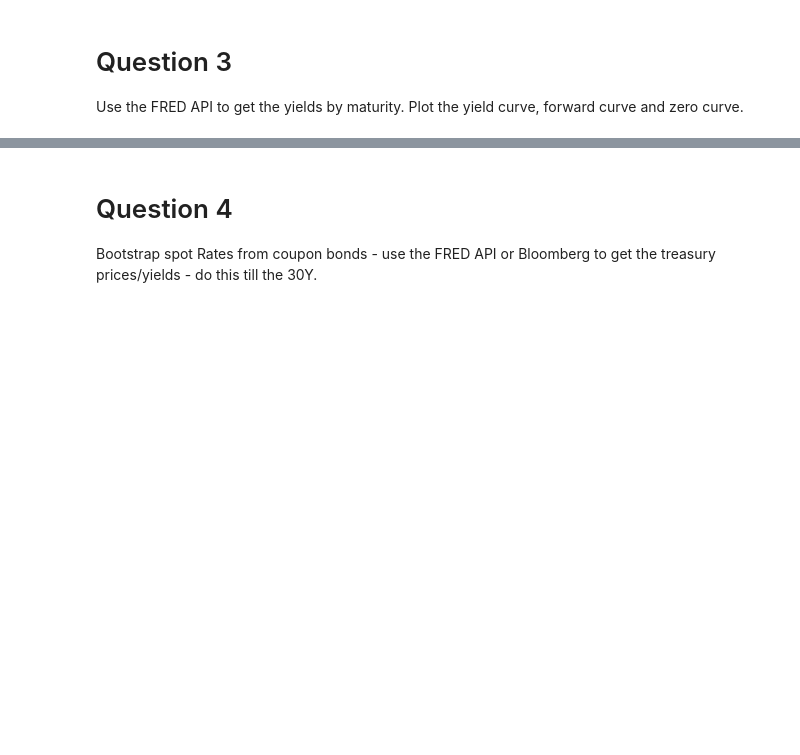
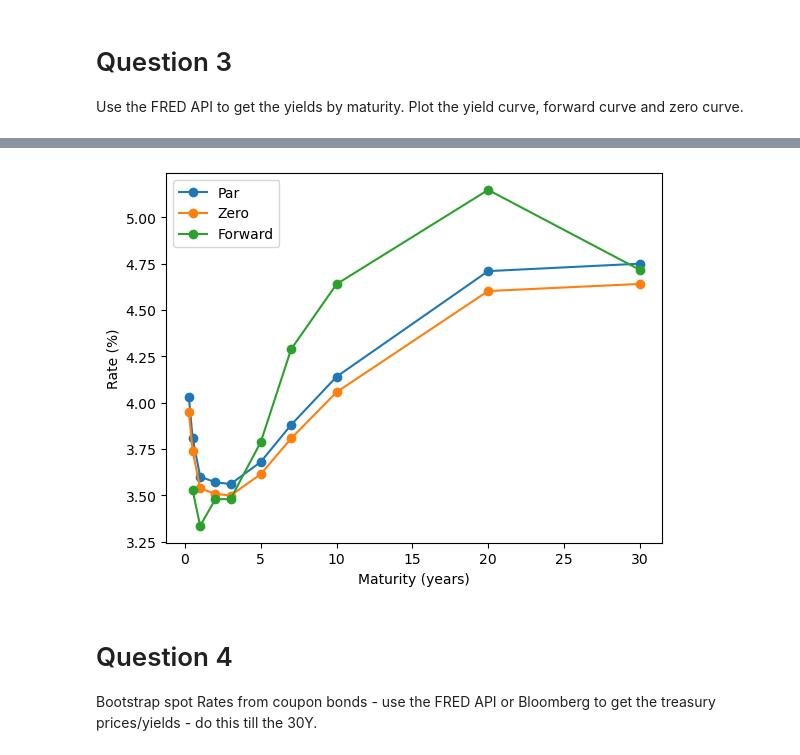
Before and after one commit to anjaliadap/Financial-Markets-and-Modeling, a Jupyter notebook: HW2/Anjali_Adap_HW2.ipynb, the cells around one changed output, grey strips where cells are left out. Drawn from its saved outputs; the diff is of its cells as text; code cells hidden in the pictures; blank space fills up the shorter version.

```diff
--- a/HW2/Anjali_Adap_HW2.ipynb
+++ b/HW2/Anjali_Adap_HW2.ipynb
@@ -396,26 +393,25 @@ API_KEY = "a6710e81fd45204490adffed360ffd42"
 # %%
 def fetch_fred_series(series_id, start=None, end=None, api_key=None):
     """
-    Fetch a FRED series into a pandas Series (index = datetime, values = float).
+    Fetch a FRED series into a pandas Series
     Skips missing '.' values and raises on HTTP errors.
 
     ---- Notes ----
     JSON is easiest to parse in Python.
-    `requests` library has .json() built in, so you get a Python dictionary immediately.
+    `requests` library has .json() built in to get a Python dictionary
 
     """
     url = "https://api.stlouisfed.org/fred/series/observations"
 
-    # adds api_key, start date and end date to the params dictionary if they are passed
     params = {"series_id": series_id, "file_type": "json"}
     if api_key: params["api_key"] = api_key
     if start:   params["observation_start"] = start
     if end:     params["observation_end"] = end
 
-    r = requests.get(url, params=params) # send request for data and get it back in r
+    r = requests.get(url, params=params)
     r.raise_for_status()  # raise if HTTP error
 
-    # go here to see what the data looks like -> https://fred.stlouisfed.org/docs/api/fred/series_observations.html#example_json
+    # what the data looks like -> https://fred.stlouisfed.org/docs/api/fred/series_observations.html#example_json
     data = r.json() # .json() converts data into a python dict
 
     # this is a list of dictionaries
@@ -772,0 +510,13 @@ fig.show()
+# %%
+# Extract the data for 19-Sep-2025
+yields_1909 = curve_df.loc['2025-09-19']
+
+# Convert the Series index to years
+yields_1909 = yields_1909.rename(index=lambda s: float(s[:-1]) / 12 if s.endswith("M") else float(s[:-1]))
+# Yields/100
+yields_1909 = yields_1909/ 100
+
+yields = yields_1909.rename('par_yields').to_frame()
+yields.index.name = 'maturities'
+
+yields
@@ -772,0 +564,3 @@ fig.show()
+# %%
+yields_par_zero_fwd_df = compute_zero_forward_from_par(yields)
+yields_par_zero_fwd_df
@@ -773,3 +580,22 @@ fig.show()
+# %%
+x = yields_par_zero_fwd_df.index.astype(float).to_numpy()
+par = yields_par_zero_fwd_df["par_yields"].to_numpy() * 100
+zero = yields_par_zero_fwd_df["zero_yields"].to_numpy() * 100
+
+fwd_series = yields_par_zero_fwd_df["fwd_yields"].dropna()
+xfwd = fwd_series.index.astype(float).to_numpy()
+fwd  = fwd_series.to_numpy() * 100
+
+plt.figure()
+plt.plot(x, par,  marker="o", label="Par")
+plt.plot(x, zero, marker="o", label="Zero")
+plt.plot(xfwd, fwd,  marker="o", label="Forward")
+plt.xlabel("Maturity (years)")
+plt.ylabel("Rate (%)")
+plt.legend()
+plt.show()
+# %% [output]
+[figure, added]
 # %% [markdown]
 # Question 4
 Bootstrap spot Rates from coupon bonds - use the FRED API or Bloomberg to get the treasury prices/yields - do this till the 30Y.
```
Also changed, not shown: parts of 26 cells of this notebook.
